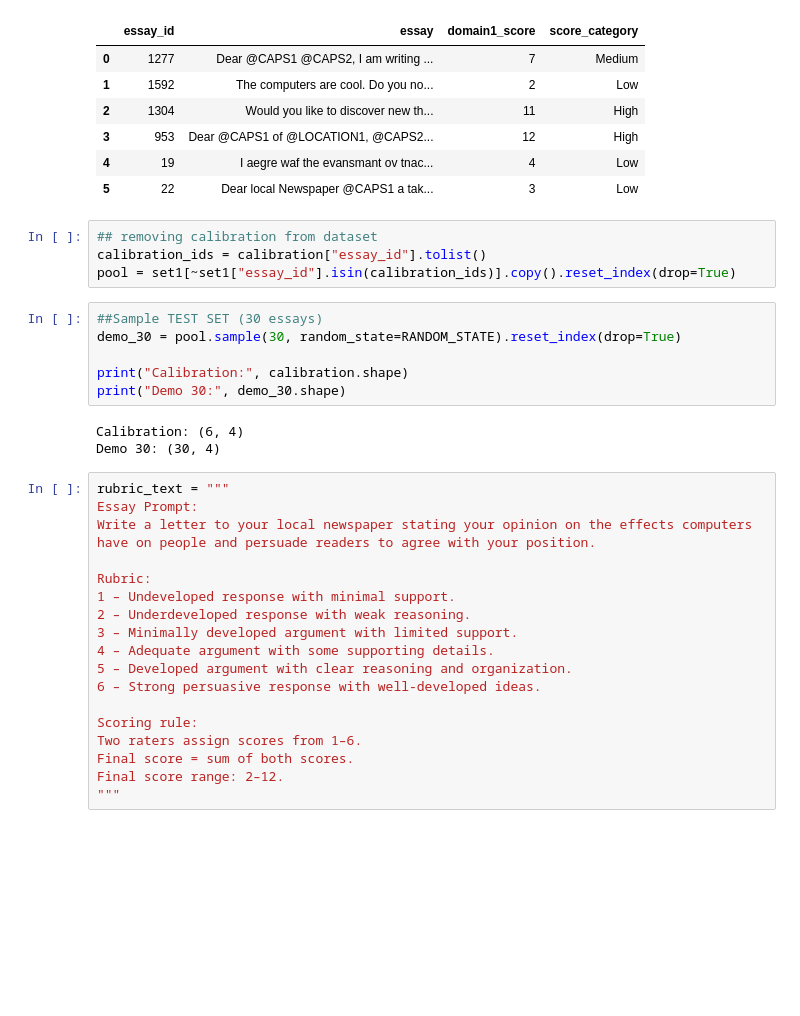
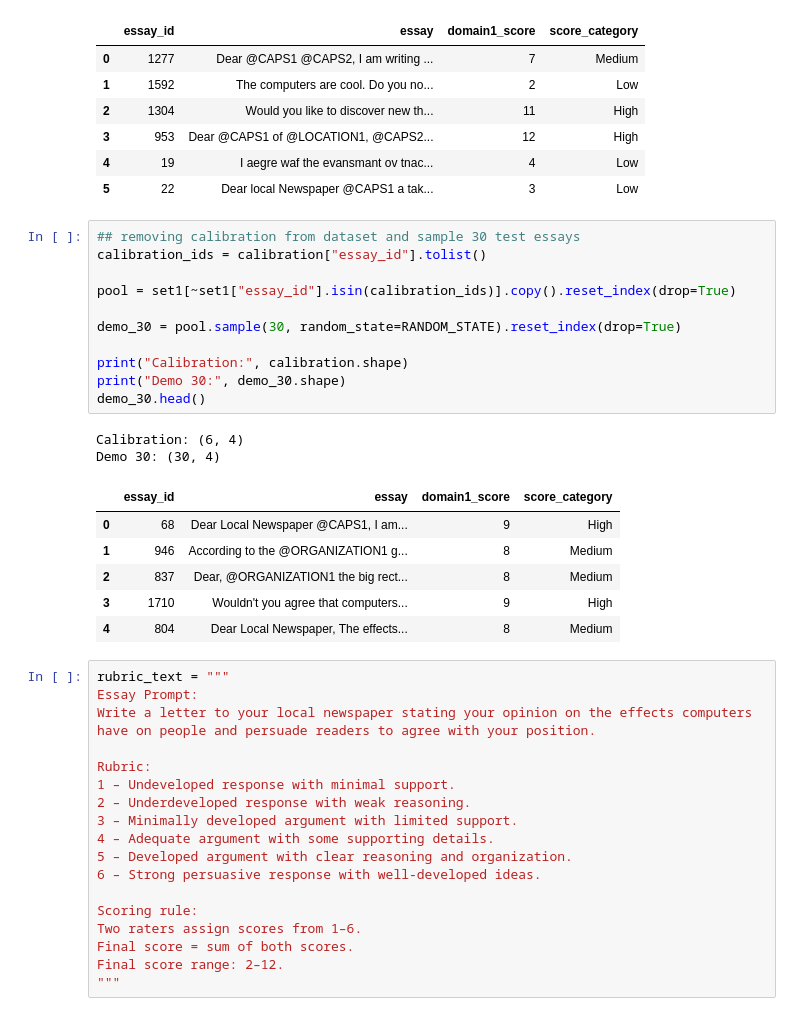
Before and after one commit to MalakSalehh/Thesis-datasets, a Jupyter notebook: GPT4o.ipynb, the cells around one changed output. Drawn from its saved outputs; the diff is of its cells as text; blank space fills up the shorter version.

```diff
--- a/GPT4o.ipynb
+++ b/GPT4o.ipynb
@@ -125,18 +131,25 @@ calibration
 | 4 | 19 | I aegre waf the evansmant ov tnac... | 4 | Low |
 | 5 | 22 | Dear local Newspaper @CAPS1 a tak... | 3 | Low |
 # %%
-## removing calibration from dataset
+## removing calibration from dataset and sample 30 test essays
 calibration_ids = calibration["essay_id"].tolist()
+
 pool = set1[~set1["essay_id"].isin(calibration_ids)].copy().reset_index(drop=True)
+
+demo_30 = pool.sample(30, random_state=RANDOM_STATE).reset_index(drop=True)
+
+print("Calibration:", calibration.shape)
+print("Demo 30:", demo_30.shape)
+demo_30.head()
+# %% [output]
+Calibration: (6, 4)
+Demo 30: (30, 4)
+|  | essay_id | essay | domain1_score | score_category |
+| 0 | 68 | Dear Local Newspaper @CAPS1, I am... | 9 | High |
+| 1 | 946 | According to the @ORGANIZATION1 g... | 8 | Medium |
+| 2 | 837 | Dear, @ORGANIZATION1 the big rect... | 8 | Medium |
+| 3 | 1710 | Wouldn't you agree that computers... | 9 | High |
+| 4 | 804 | Dear Local Newspaper, The effects... | 8 | Medium |
-# %%
-##Sample TEST SET (30 essays)
-demo_30 = pool.sample(30, random_state=RANDOM_STATE).reset_index(drop=True)
-
-print("Calibration:", calibration.shape)
-print("Demo 30:", demo_30.shape)
-# %% [output]
-Calibration: (6, 4)
-Demo 30: (30, 4)
 # %%
 rubric_text = """
 Essay Prompt:
```
Also changed, not shown: parts of 14 cells of this notebook.
